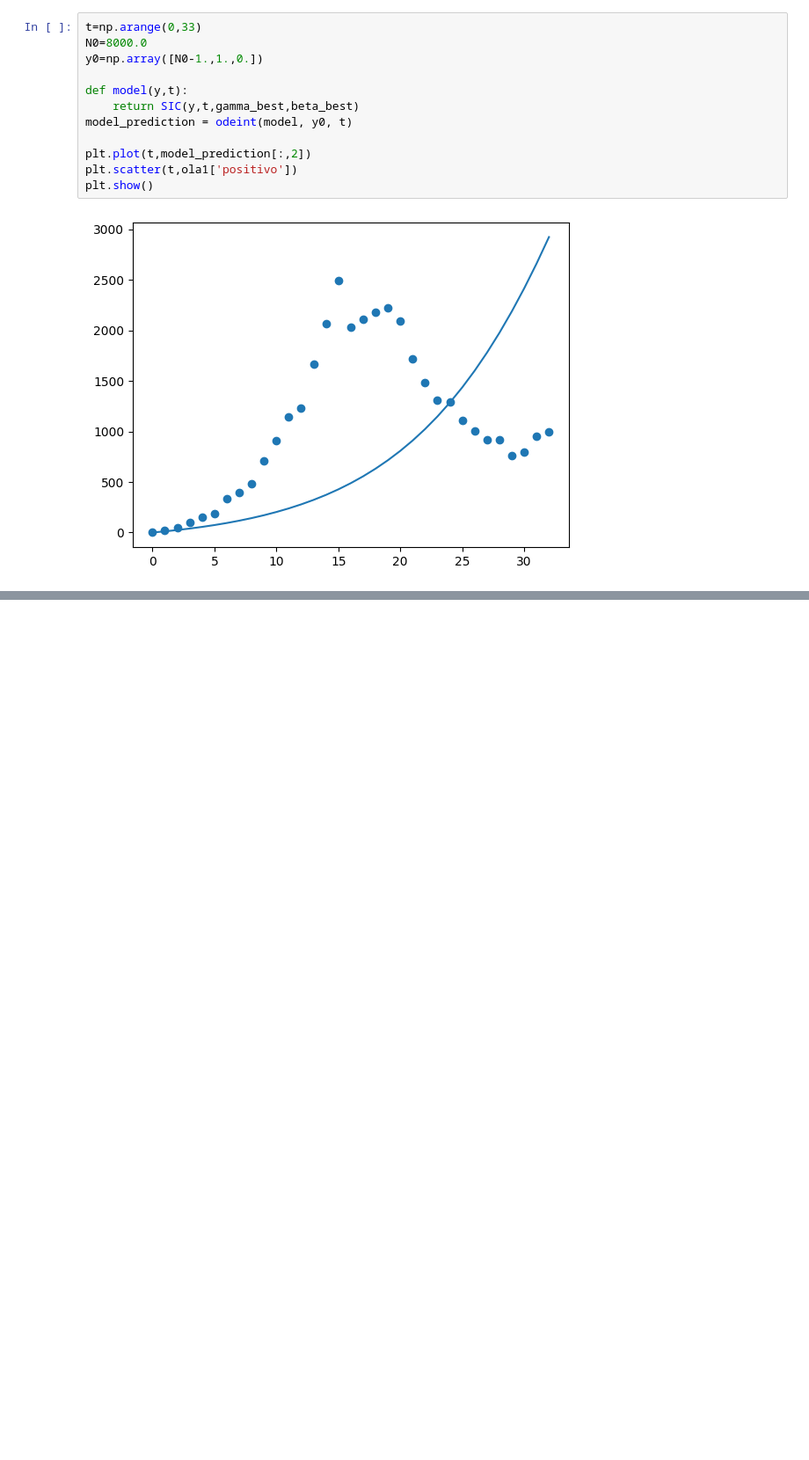
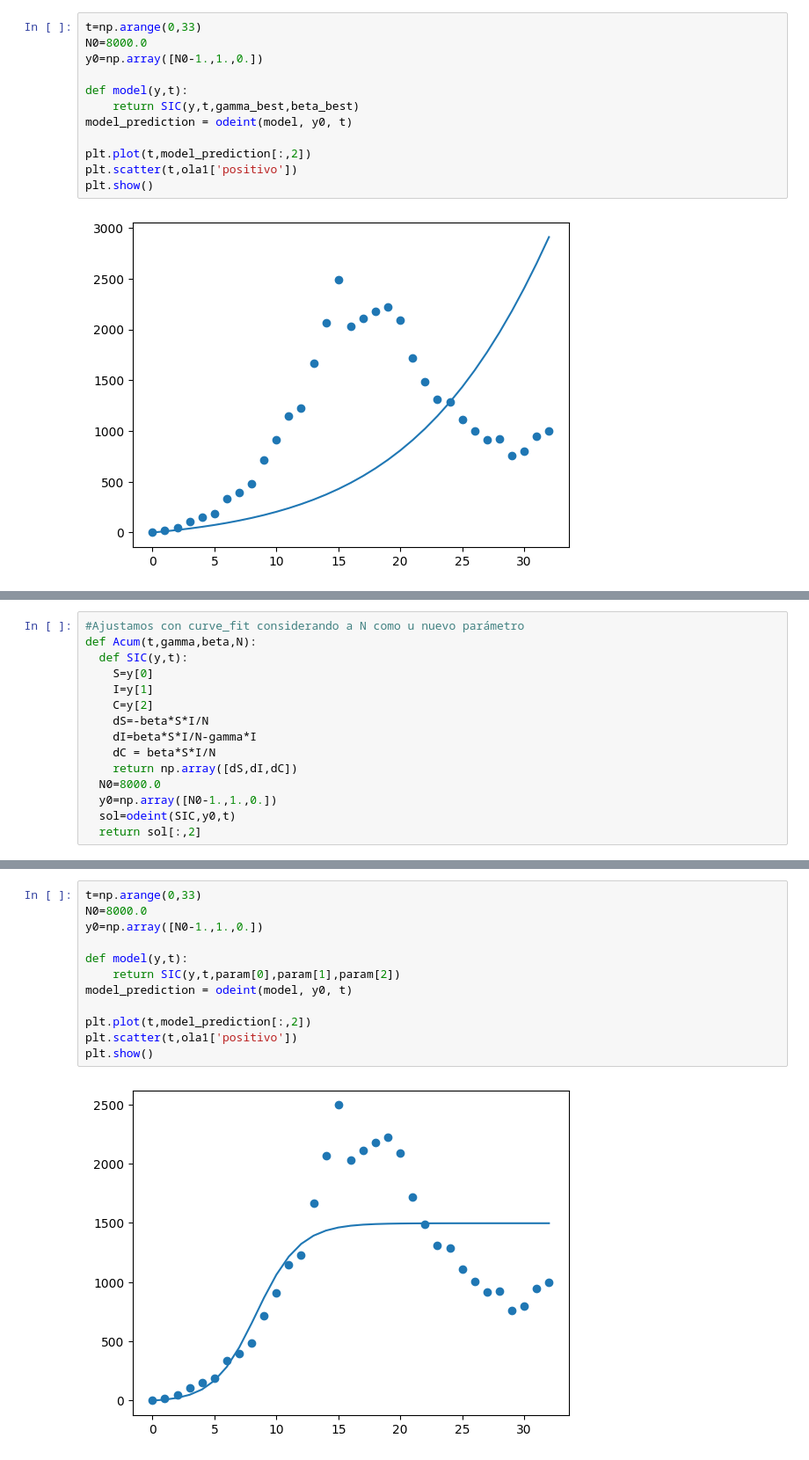
Before and after one commit to HilbertN/Analisis_de_datos_Tareas, a Jupyter notebook: Tarea3_Ajuste_de_parametros.ipynb, the cells around one changed output, grey strips where cells are left out. Shown at 88% size. Saved outputs shown, nothing was run; the diff lists cells and outputs as text; blank space fills up the shorter version.

Commit message:
Consideramos a N como un nuevo parámetro y variamos el valor guess

```diff
--- a/Tarea3_Ajuste_de_parametros.ipynb
+++ b/Tarea3_Ajuste_de_parametros.ipynb
@@ -341,0 +417,15 @@ Pienso que no se pudo ajustar porqué los datos son muy ruidosos entre la semana
+# %%
+#Ajustamos con curve_fit considerando a N como u nuevo parámetro
+def Acum(t,gamma,beta,N):
+  def SIC(y,t):
+    S=y[0]
+    I=y[1]
+    C=y[2]
+    dS=-beta*S*I/N
+    dI=beta*S*I/N-gamma*I
+    dC = beta*S*I/N
+    return np.array([dS,dI,dC])
+  N0=8000.0
+  y0=np.array([N0-1.,1.,0.])
+  sol=odeint(SIC,y0,t)
+  return sol[:,2]
@@ -341,0 +438,14 @@ Pienso que no se pudo ajustar porqué los datos son muy ruidosos entre la semana
+# %%
+t=np.arange(0,33)
+N0=8000.0
+y0=np.array([N0-1.,1.,0.])
+
+def model(y,t):
+	return SIC(y,t,param[0],param[1],param[2])
+model_prediction = odeint(model, y0, t)
+
+plt.plot(t,model_prediction[:,2])
+plt.scatter(t,ola1['positivo'])
+plt.show()
+# %% [output]
+[figure, added]
```
Also changed, not shown: parts of 12 cells of this notebook.
